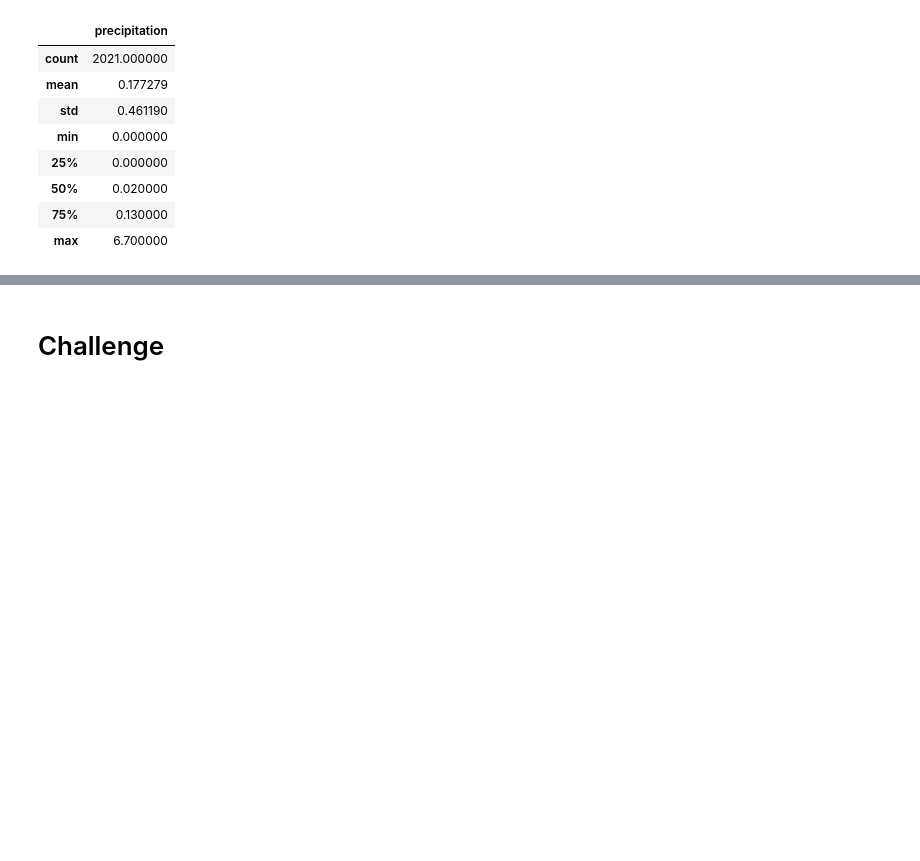
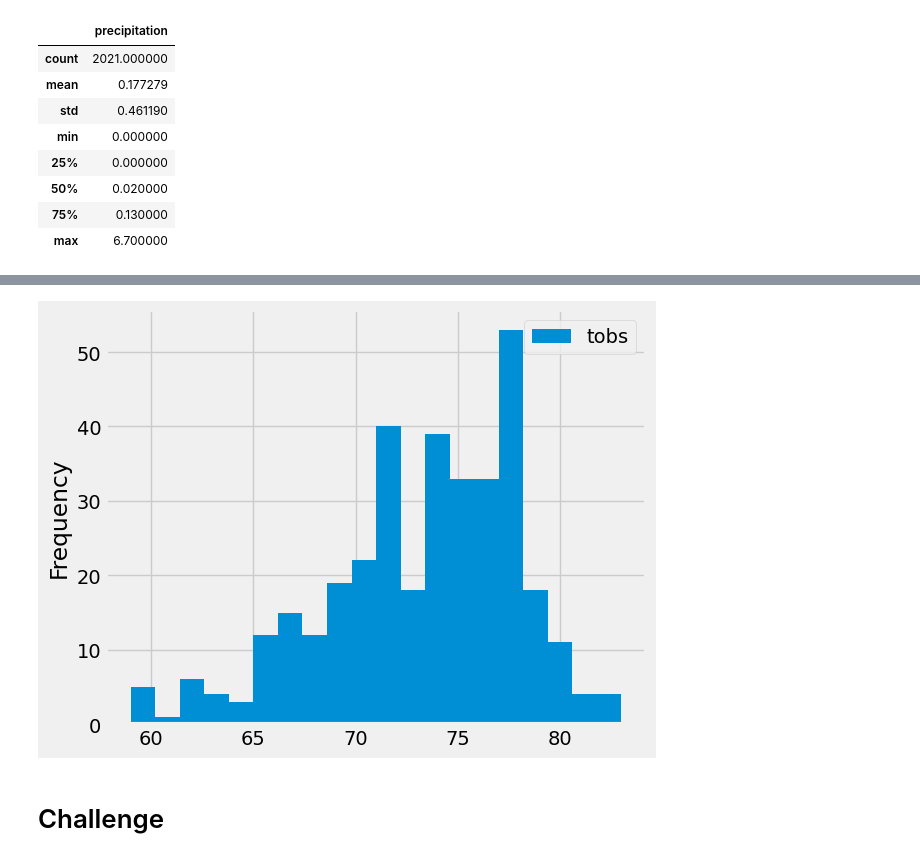
Before and after one commit to Kmkinnear/Surfs_up, a Jupyter notebook: climate_analysis.ipynb, the cells around one changed output, grey strips where cells are left out. Cells and saved outputs as stored; diff of their text form; code cells hidden in the pictures; blank space fills up the shorter version.

```diff
--- a/climate_analysis.ipynb
+++ b/climate_analysis.ipynb
@@ -137,3 +205,9 @@ df.describe()
+# %%
+# plot the results as a histogram but adjust bins to 20
+df.plot.hist(bins=20)
+plt.tight_layout()
+# %% [output]
+[figure, added]
 # %%
 # Write a function called `calc_temps` that will accept start date and end date in the format '%Y-%m-%d'
 # and return the minimum, average, and maximum temperatures for that range of dates
```
Also changed, not shown: parts of 10 cells of this notebook.
